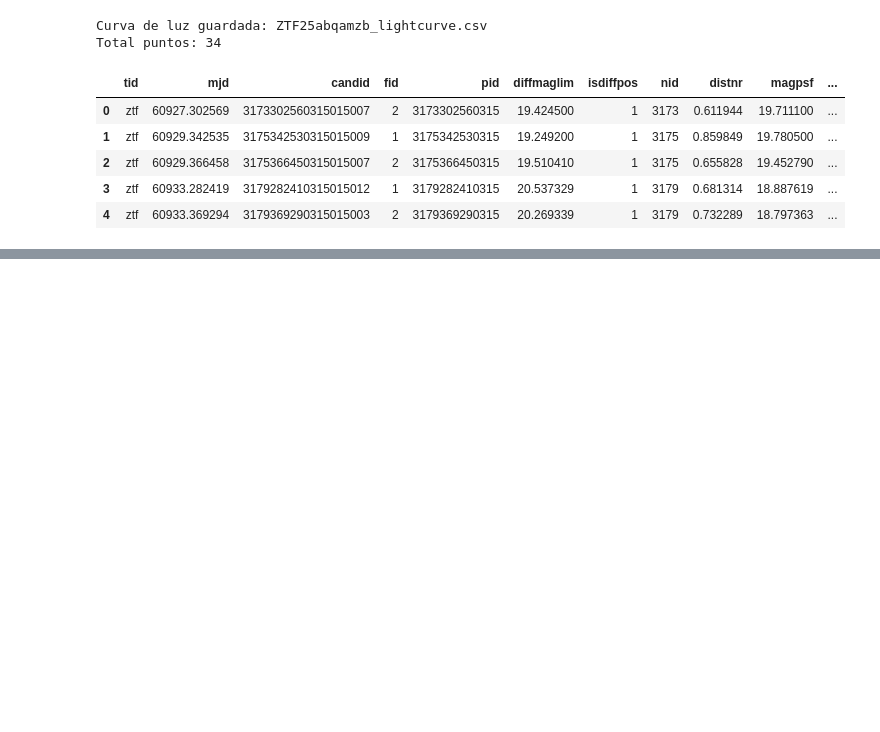
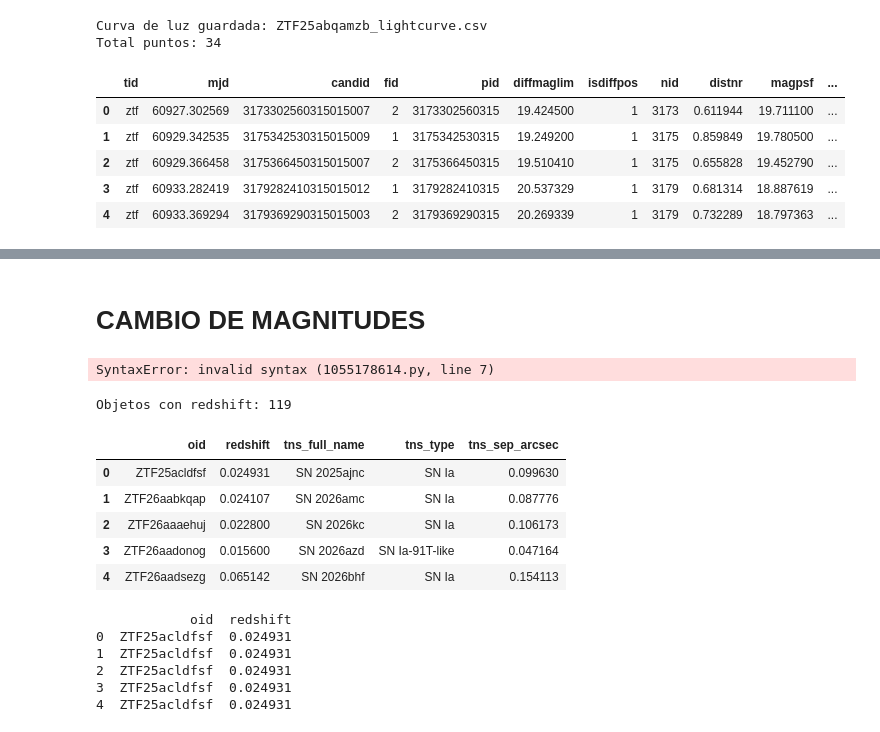
Before and after one commit to jurados/alercehackton2026, a Jupyter notebook: ZTF_candidates.ipynb, the cells around one changed output, grey strips where cells are left out. Saved outputs shown, nothing was run; the diff lists cells and outputs as text; code cells hidden in the pictures; blank space fills up the shorter version.

```diff
--- a/ZTF_candidates.ipynb
+++ b/ZTF_candidates.ipynb
@@ -393,7 +438,39 @@ plt.show()
+# %% [markdown]
+# CAMBIO DE MAGNITUDES
 # %%
 V = r + 0.44 * (g - r) - 0.02
 V = B - 1.04*(g-r) - 0.19
 
-B = r + 1.48*(g-r) + 0.17
+r  = B - 1.48*(g-r) - 0.17
 
-r  = B - 1.48*(g-r) - 0.17
+
+http://www.aerith.net/astro/color_conversion.html (NOT SURE)
+# %% [output]
+SyntaxError: invalid syntax (1055178614.py, line 7)
+# %%
+df_meta = df_snia[["oid", "tns_redshift", "tns_full_name", "tns_type", "tns_sep_arcsec"]].copy()
+
+df_meta = df_meta.drop_duplicates(subset="oid")
+df_meta = df_meta.rename(columns={"tns_redshift": "redshift"})
+df_meta = df_meta[df_meta["redshift"].notna()].copy()
+
+print("Objetos con redshift:", len(df_meta))
+display(df_meta.head())
+
+df_lc = df_all_lcs.merge(df_meta, on="oid", how="left")
+
+print(df_lc[["oid", "redshift"]].head())
+# %% [output]
+Objetos con redshift: 119
+|  | oid | redshift | tns_full_name | tns_type | tns_sep_arcsec |
+| 0 | ZTF25acldfsf | 0.024931 | SN 2025ajnc | SN Ia | 0.099630 |
+| 1 | ZTF26aabkqap | 0.024107 | SN 2026amc | SN Ia | 0.087776 |
+| 2 | ZTF26aaaehuj | 0.022800 | SN 2026kc | SN Ia | 0.106173 |
+| 3 | ZTF26aadonog | 0.015600 | SN 2026azd | SN Ia-91T-like | 0.047164 |
+| 4 | ZTF26aadsezg | 0.065142 | SN 2026bhf | SN Ia | 0.154113 |
+            oid  redshift
+0  ZTF25acldfsf  0.024931
+1  ZTF25acldfsf  0.024931
+2  ZTF25acldfsf  0.024931
+3  ZTF25acldfsf  0.024931
+4  ZTF25acldfsf  0.024931
```
Also changed, not shown: parts of 4 cells of this notebook.
